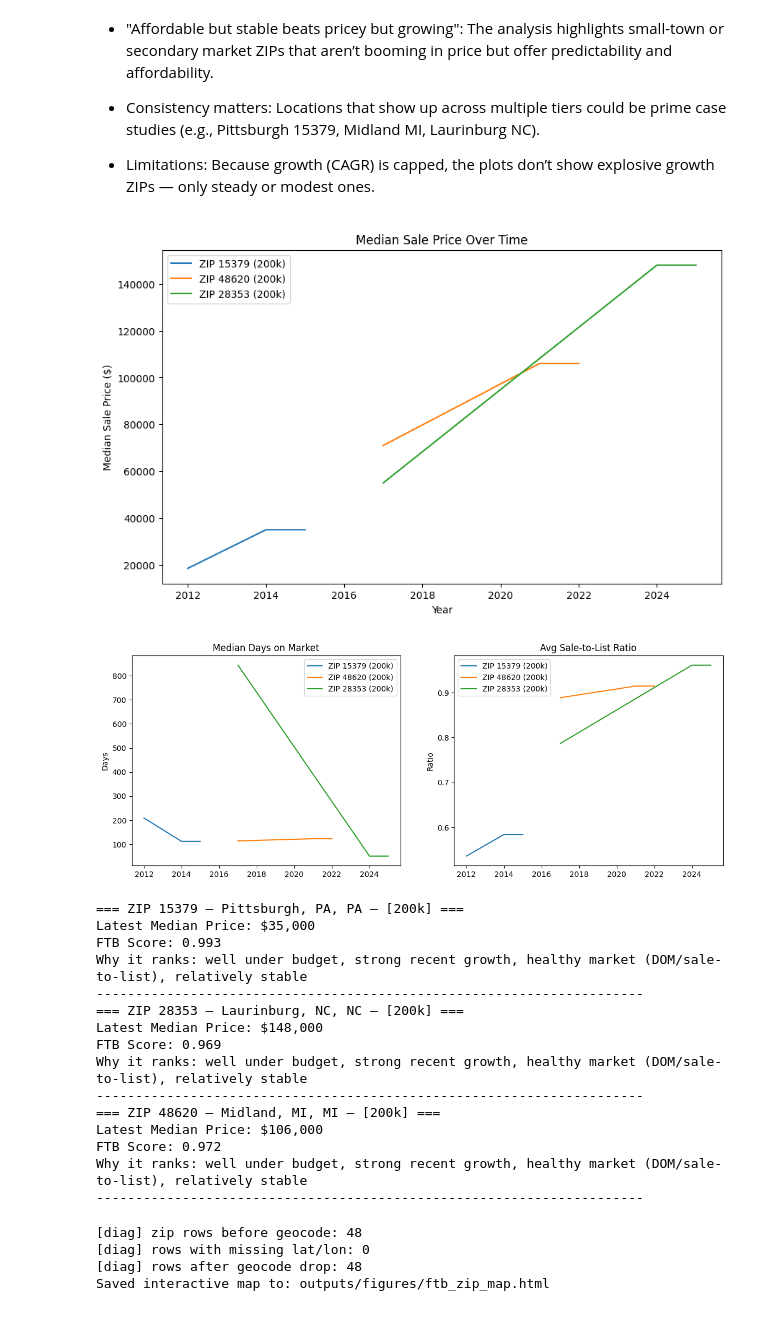
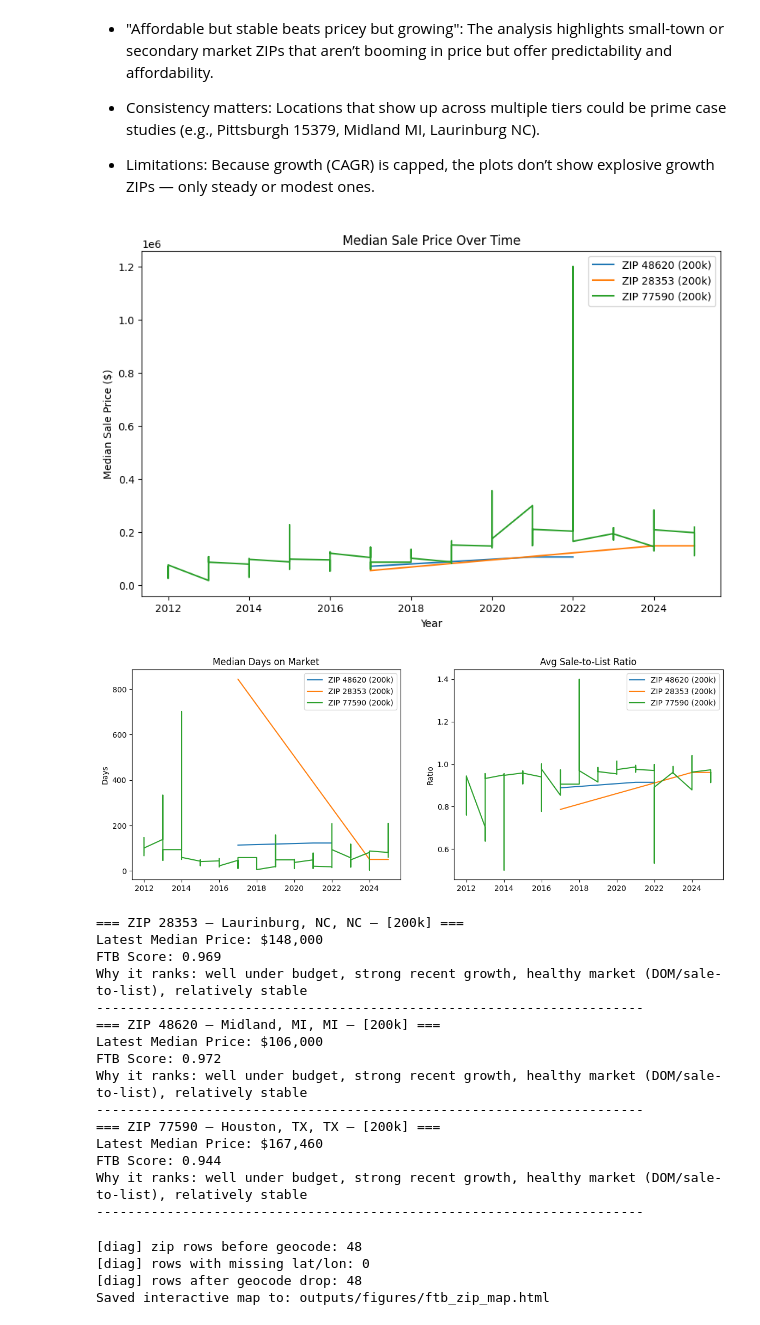
Before and after one commit to jchristian1/real_estate_capstone_2.0, a Jupyter notebook: 04_visualization_storytelling.ipynb, the cells around one changed output. Cells and saved outputs as stored; diff of their text form; code cells hidden in the pictures.

```diff
--- a/04_visualization_storytelling.ipynb
+++ b/04_visualization_storytelling.ipynb
@@ -29,9 +23,9 @@ from pathlib import Path
 
 # --- Paths
 PATH_CLEAN = Path("data/cleaned_data/redfin_cleaned.csv")
-PATH_RANK_200 = Path("outputs/rankings/rank_200.csv")
-PATH_RANK_350 = Path("outputs/rankings/rank_350.csv")
-PATH_RANK_500 = Path("outputs/rankings/rank_500.csv")
+PATH_RANK_200 = Path("outputs/rankings/best_200k_geo.csv")
+PATH_RANK_350 = Path("outputs/rankings/best_350k_geo.csv")
+PATH_RANK_500 = Path("outputs/rankings/best_500k_geo.csv")
 
 # --- Load
 df = pd.read_csv(PATH_CLEAN)
@@ -290,21 +284,16 @@ def zip_case_study_auto(zips, ts_df, tables):
 # %%
 #Chosse the zip codes and ranks you are interested in!
 
 tables = {
     "200k": rank_200,
     "350k": rank_350,
     "500k": rank_500,
 }
 
-zip_case_study_auto([15379, 48620, 28353], ts, tables)
+zip_case_study_auto([77590, 48620, 28353], ts, tables)
 # %% [output]
-[figure, old version]
+[figure, new version]
-[figure, old version]
+[figure, new version]
-=== ZIP 15379 — Pittsburgh, PA, PA — [200k] ===
-Latest Median Price: $35,000
-FTB Score: 0.993
-Why it ranks: well under budget, strong recent growth, healthy market (DOM/sale-to-list), relatively stable
-----------------------------------------------------------------------
 === ZIP 28353 — Laurinburg, NC, NC — [200k] ===
 Latest Median Price: $148,000
 FTB Score: 0.969
@@ -315,6 +304,11 @@ Latest Median Price: $106,000
 FTB Score: 0.972
 Why it ranks: well under budget, strong recent growth, healthy market (DOM/sale-to-list), relatively stable
 ----------------------------------------------------------------------
+=== ZIP 77590 — Houston, TX, TX — [200k] ===
+Latest Median Price: $167,460
+FTB Score: 0.944
+Why it ranks: well under budget, strong recent growth, healthy market (DOM/sale-to-list), relatively stable
+----------------------------------------------------------------------
 # %%
 # ==========================
 # MAP: ZIP-level scatter (FTB score) — fixed geocode via nomi._data
```
Also changed, not shown: parts of 2 cells of this notebook, 1 other file.
